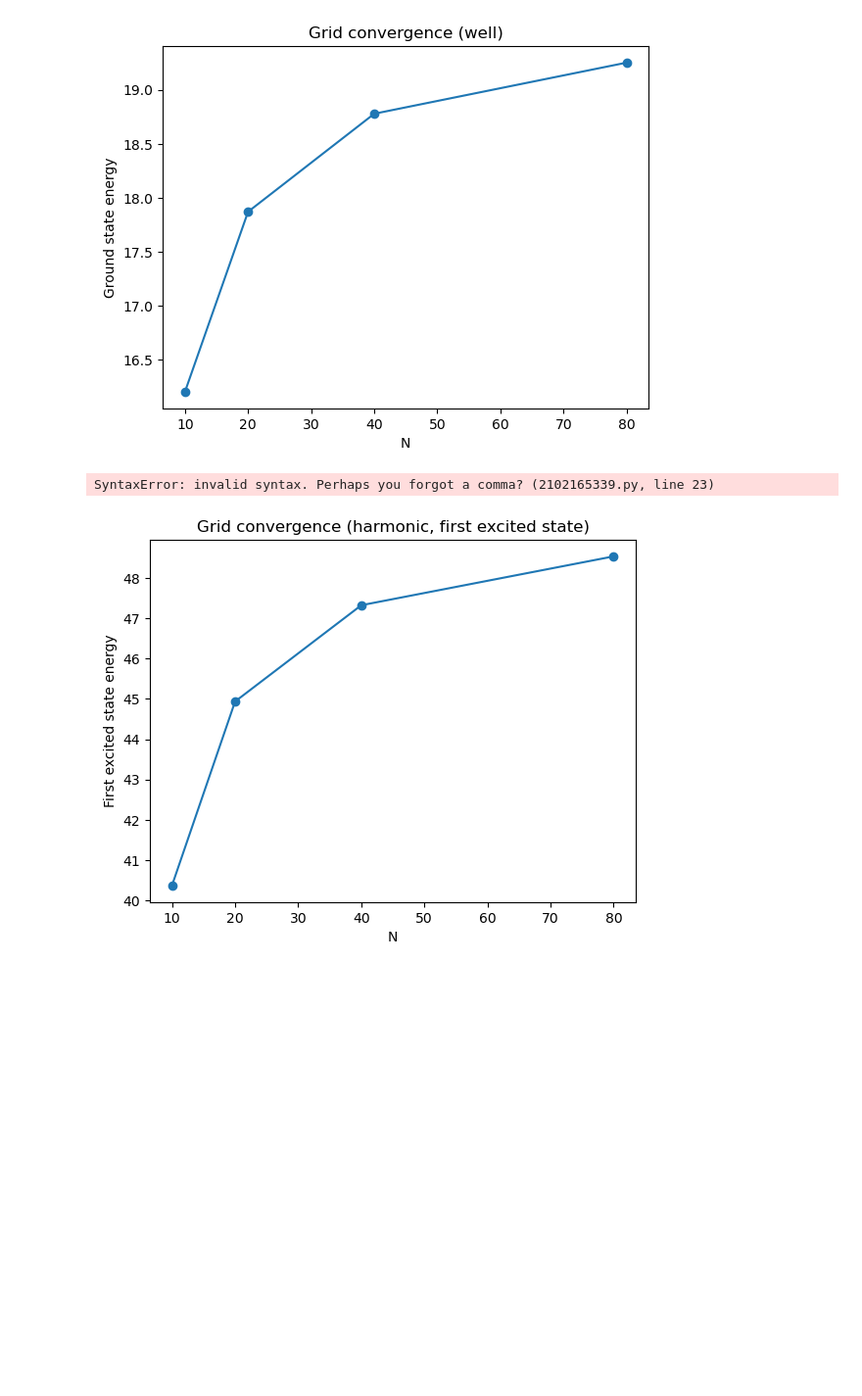
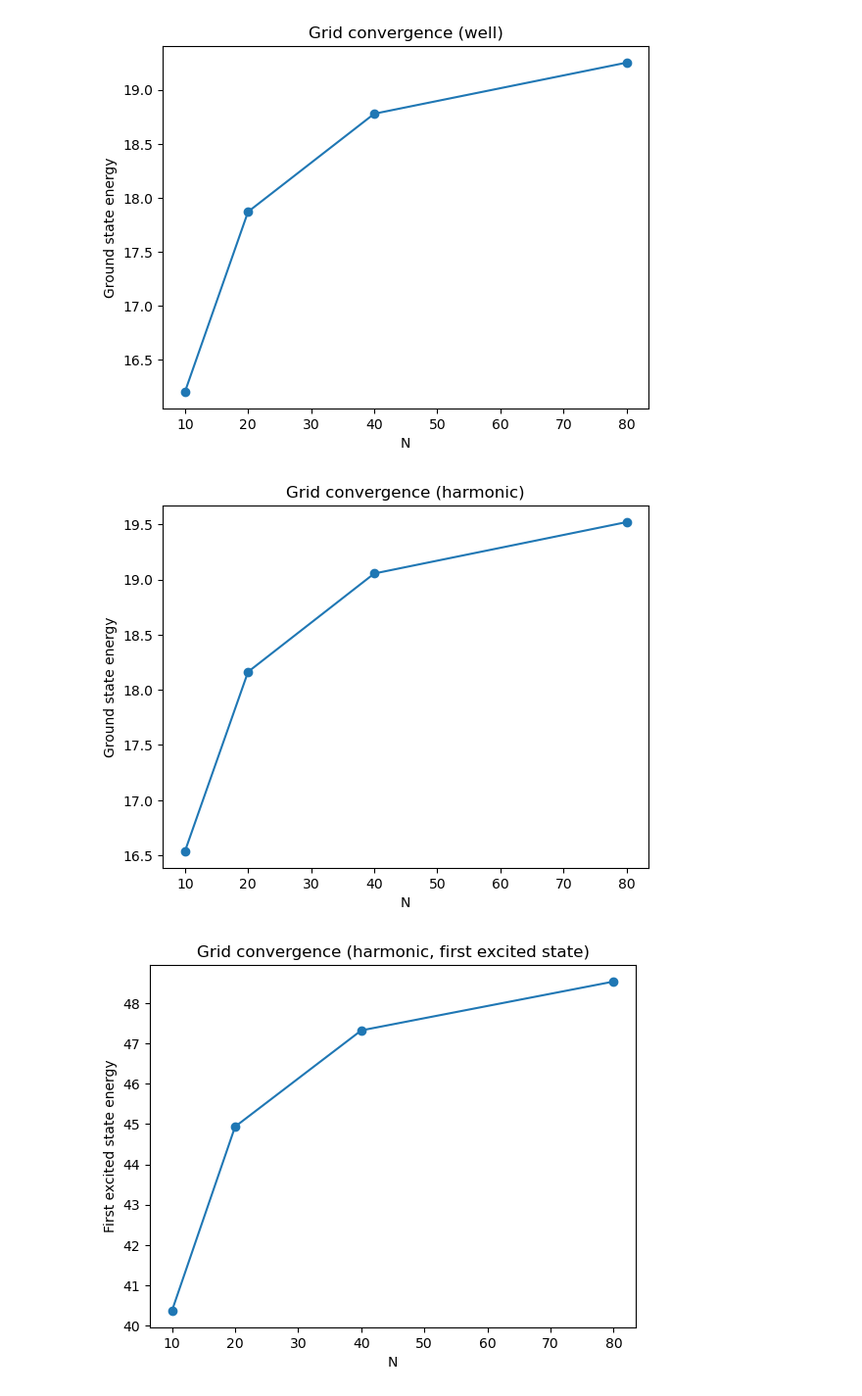
Before and after one commit to desaiamogh31/utd-hpc-course-repo, a Jupyter notebook: hw2/src/analysis.ipynb, the cells around one changed output. Shown at 98% size. Saved outputs shown, nothing was run; the diff lists cells and outputs as text; code cells hidden in the pictures; blank space fills up the shorter version.

Commit message:
chore:changed directory for resutls

```diff
--- a/hw2/src/analysis.ipynb
+++ b/hw2/src/analysis.ipynb
@@ -1,20 +1,21 @@
 # %%
 import numpy as np
 import matplotlib.pyplot as plt
-# Load HPC results
+#Define the directory where your data files are located
+data_dir = "/Users/a.n.d./Documents/UTD/Coursework/HPC/Assignments/HW2/results_local"
+
 N = [10, 20, 40, 80] # Adjust as needed (use the largest N you ran on HPC)
 
 #To visualize the eigenvalues for different N values, we can plot them on the same graph for comparison.
-
 for n in N:
-    data = np.loadtxt(f'eigs_N{n}_well.txt')
+    data = np.loadtxt(f'{data_dir}/eigs_N{n}_well.txt')
     plt.plot(data, 'o-', label=f'N={n}')
 
 plt.xlabel('Eigenvalue Index')
 plt.ylabel('Energy (arbitrary units)')
 plt.title(f'Eigenvalues from HPC, varying N')
 plt.legend()
-plt.savefig(f"eigenvalues_N{N}_well")
+plt.savefig(f"{data_dir}/eigenvalues_N_well.png")
 plt.show()
 plt.close()
 # %% [output]
@@ -22,14 +23,14 @@ plt.close()
 # %%
 # To visualize the eigenvalues for the harmonic potential case, we can do the same as above but with the files corresponding to the harmonic potential.
 for n in N:
-    data = np.loadtxt(f'eigs_N{n}_harmonic.txt')
+    data = np.loadtxt(f'{data_dir}/eigs_N{n}_harmonic.txt')
     plt.plot(data, 'o-', label=f'N={n}')
 
 plt.xlabel('Eigenvalue Index')
 plt.ylabel('Energy (arbitrary units)')
 plt.title(f'Eigenvalues from HPC, varying N')
 plt.legend()
-plt.savefig(f"eigenvalues_N{N}_harmonic")
+plt.savefig(f"{data_dir}/eigenvalues_N_harmonic.png")
 plt.show()
 # %% [output]
 [figure]
@@ -38,50 +39,33 @@ plt.show()
 E0 = []
 
 for n in N:
-    vals = np.loadtxt(f"eigs_N{n}_well.txt")
+    vals = np.loadtxt(f"{data_dir}/eigs_N{n}_well.txt")
     E0.append(vals[0])   # ground state energy
 
 plt.plot(N, E0, 'o-')
 plt.xlabel("N")
 plt.ylabel("Ground state energy")
 plt.title("Grid convergence (well)")
+plt.savefig(f"{data_dir}/grid_convergence_well.png")
 plt.show()
 # %% [output]
 [figure]
 # %%
-import numpy as np
-import matplotlib.pyplot as plt
+# Now, let's analyze the convergence of the ground state energy as we increase N.
+E0 = []
 
-E0 = []
-E1= []
-E2 =[]
-E3 = []
-E4 = []
 for n in N:
-    vals = np.loadtxt(f"eigs_N{n}_harmonic.txt")
+    vals = np.loadtxt(f"{data_dir}/eigs_N{n}_harmonic.txt")
     E0.append(vals[0])   # ground state energy
-    E1.append(vals[1])   # first excited state energy
-    E2.append(vals[2])   # second excited state energy
-    E3.append(vals[3])   # third excited state energy
-    E4.append(vals[4])   # fourth excited state energy
-for n in N:
-    vals = np.loadtxt(f"eigs_N{n}_harmonic.txt")
 
-
-
-
-plt.plot(N, E0, 'o-', label='Ground state')
-plt.plot(N, E1, 'o-', markersize=8,linewidth =4, label='First excited state')
-plt.plot(N, E2, '*-', label='Second excited state')
-plt.plot(N, E3, 'o-', label='Third excited state')
-plt.plot(N, E4, 'o-', label='Fourth excited state')
+plt.plot(N, E0, 'o-')
 plt.xlabel("N")
-plt.ylabel("Energy")
+plt.ylabel("Ground state energy")
 plt.title("Grid convergence (harmonic)")
-plt.legend()
+plt.savefig(f"{data_dir}/grid_convergence_harmonic.png")
 plt.show()
 # %% [output]
-SyntaxError: invalid syntax. Perhaps you forgot a comma? (2102165339.py, line 23)
+[figure, added]
 # %%
 E1 = []
 for n in N:
```
Also changed, not shown: parts of 2 cells of this notebook.
